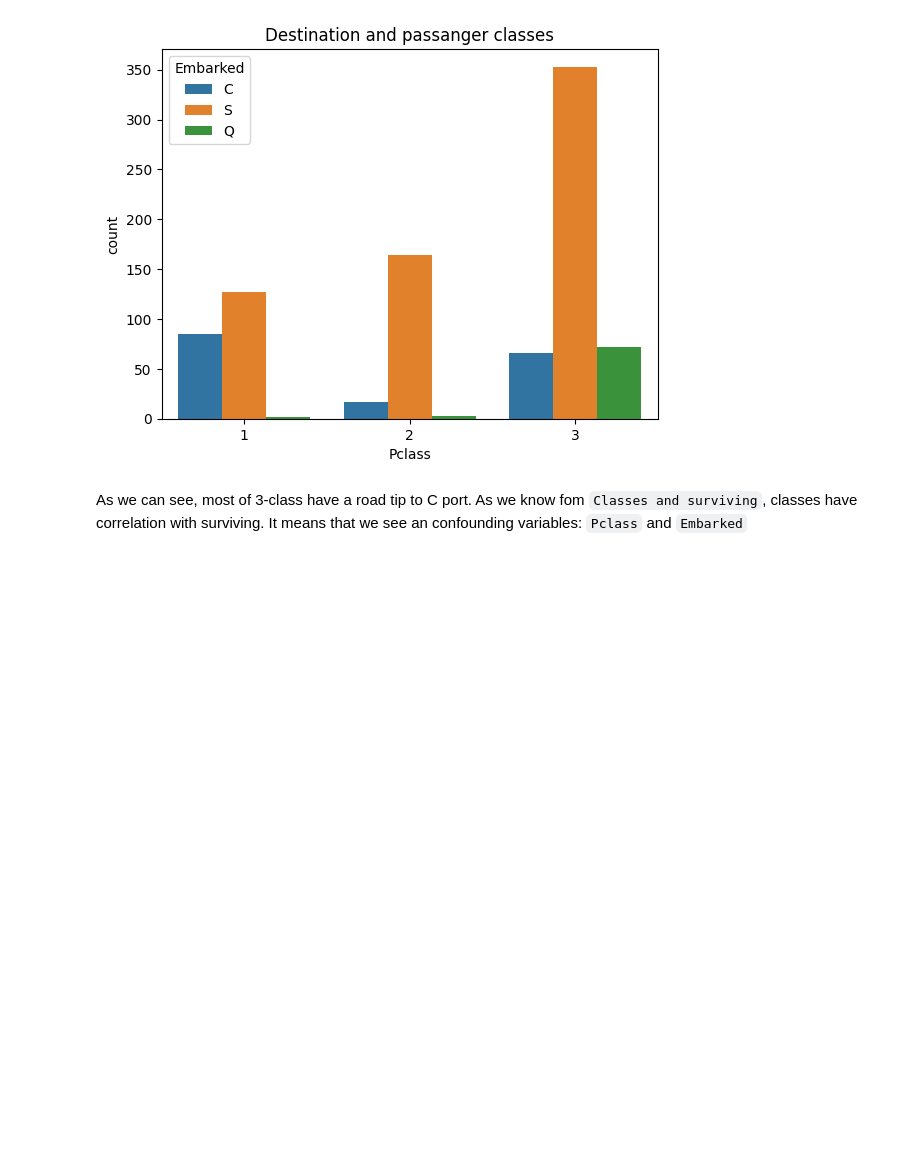
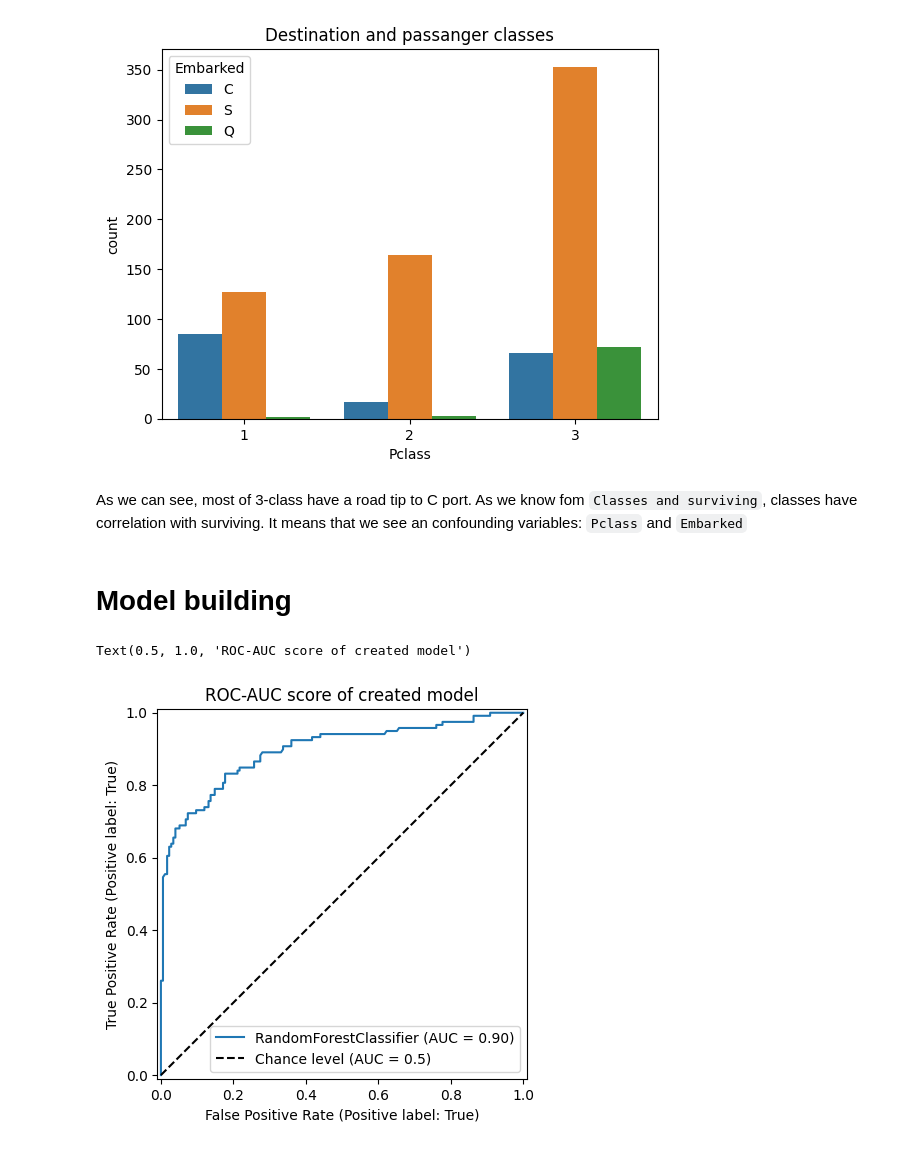
Before and after one commit to PigStep/ML-Titanic-Kaggle-contest, a Jupyter notebook: notebooks/ML titanic prediction/Titanic_notebook.ipynb, the cells around one changed output. Drawn from its saved outputs; the diff is of its cells as text; code cells hidden in the pictures; blank space fills up the shorter version.

```diff
--- a/notebooks/ML titanic prediction/Titanic_notebook.ipynb
+++ b/notebooks/ML titanic prediction/Titanic_notebook.ipynb
@@ -400,3 +391,5 @@ Text(0.5, 1.0, 'Destination and passanger classes')
 [figure]
 # %% [markdown]
 As we can see, most of 3-class have a road tip to C port. As we know fom `Classes and surviving`, classes have correlation with surviving. It means that we see an confounding variables: `Pclass` and `Embarked`
+# %% [markdown]
+# Model building
@@ -402,0 +401,10 @@ As we can see, most of 3-class have a road tip to C port. As we know fom `Classe
+# %%
+titanic_train = titanic_train.set_index("PassengerId")
+#One hot encoding
+titanic_train = pd.get_dummies(titanic_train, columns=["Embarked"])
+
+#Create train data
+X = titanic_train.drop("Survived",axis=1)
+y = titanic_train["Survived"]
+
+X_train,x_test,y_train, y_test = train_test_split(X,y,test_size=0.33)
@@ -402,0 +492,8 @@ As we can see, most of 3-class have a road tip to C port. As we know fom `Classe
+# %%
+clf = RandomForestClassifier(**parameters,random_state=42)
+clf.fit(X_train,y_train)
+RocCurveDisplay.from_estimator(clf,x_test, y_test,plot_chance_level=True)
+plt.title("ROC-AUC score of created model")
+# %% [output]
+Text(0.5, 1.0, 'ROC-AUC score of created model')
+[figure, added]
```
Also changed, not shown: parts of 6 cells of this notebook.
